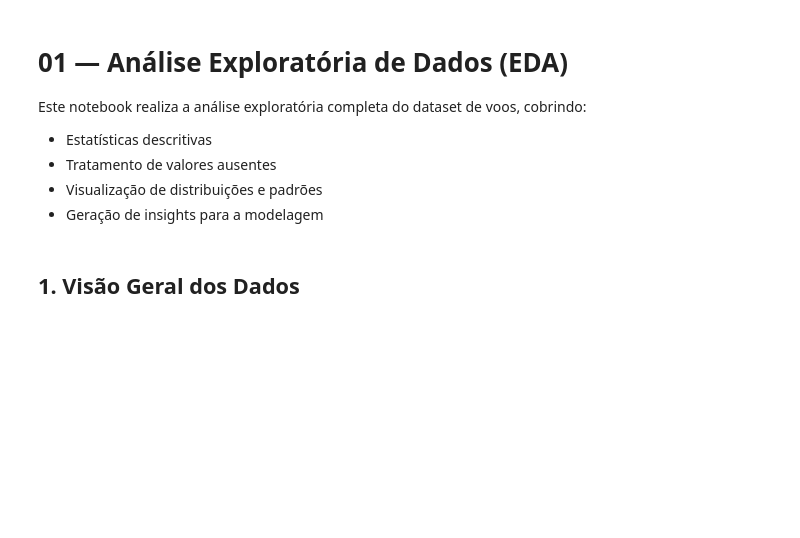
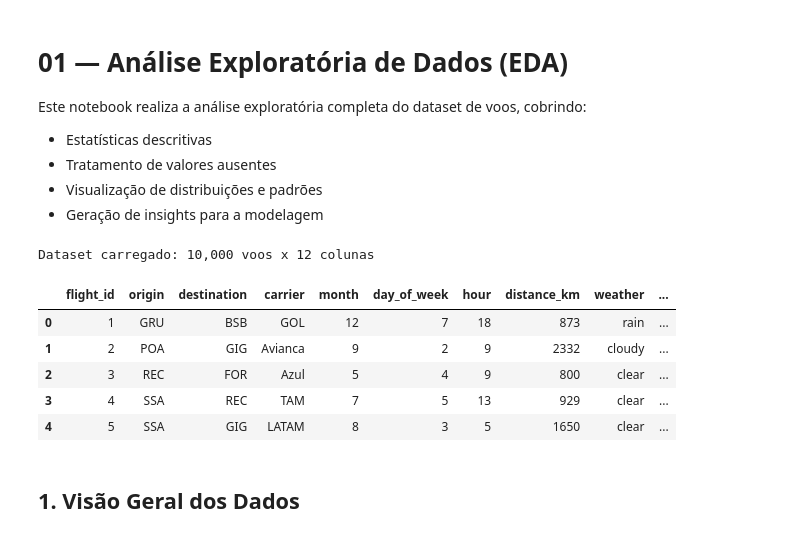
Before and after one commit to vinicius-dossantos/head-system, a Jupyter notebook: voos/notebooks/01_eda.ipynb, the cells around one changed output. Cells and saved outputs as stored; diff of their text form; code cells hidden in the pictures; blank space fills up the shorter version.

```diff
--- a/voos/notebooks/01_eda.ipynb
+++ b/voos/notebooks/01_eda.ipynb
@@ -10,22 +10,32 @@ Este notebook realiza a análise exploratória completa do dataset de voos, cobr
 # %%
 %matplotlib inline
 import sys, os
 sys.path.insert(0, os.path.join(os.getcwd(), '..', 'src'))
 
 import numpy as np
 import pandas as pd
 import matplotlib.pyplot as plt
 import seaborn as sns
 
 from data_loader import load_or_generate
 from visualization import set_style, plot_delay_distribution, plot_delay_by_category, plot_correlation_matrix
 
 set_style()
 
 DATA_PATH = '../data/voos.csv'
 df = load_or_generate(DATA_PATH, n_samples=10_000)
 print(f"Dataset carregado: {df.shape[0]:,} voos x {df.shape[1]} colunas")
+# Converte is_delayed para int padrão (evita problemas com matplotlib/numpy)
+df["is_delayed"] = df["is_delayed"].astype(int)
 df.head()
+# %% [output]
+Dataset carregado: 10,000 voos x 12 colunas
+|  | flight_id | origin | destination | carrier | month | day_of_week | hour | distance_km | weather | ... |
+| 0 | 1 | GRU | BSB | GOL | 12 | 7 | 18 | 873 | rain | ... |
+| 1 | 2 | POA | GIG | Avianca | 9 | 2 | 9 | 2332 | cloudy | ... |
+| 2 | 3 | REC | FOR | Azul | 5 | 4 | 9 | 800 | clear | ... |
+| 3 | 4 | SSA | REC | TAM | 7 | 5 | 13 | 929 | clear | ... |
+| 4 | 5 | SSA | GIG | LATAM | 8 | 3 | 5 | 1650 | clear | ... |
 # %% [markdown]
 ## 1. Visão Geral dos Dados
 # %%
```
Also changed, not shown: parts of 11 cells of this notebook, 2 other files.
